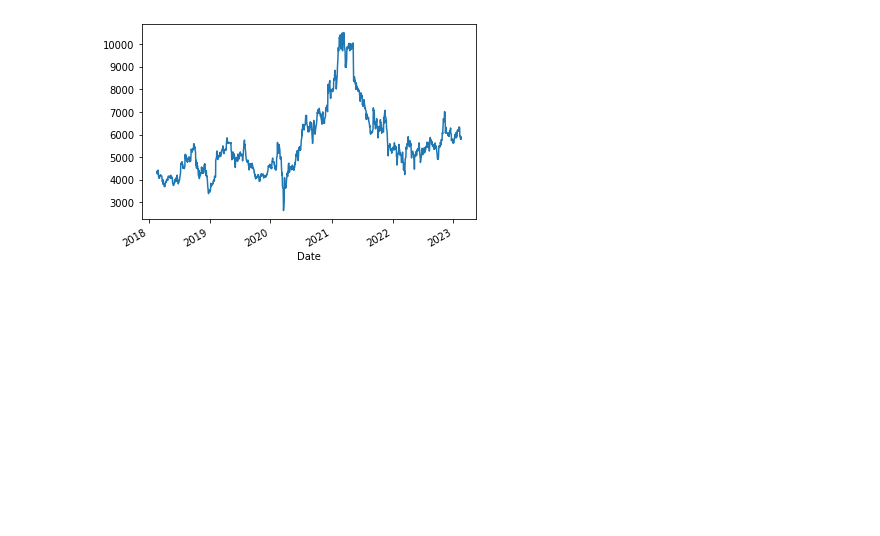
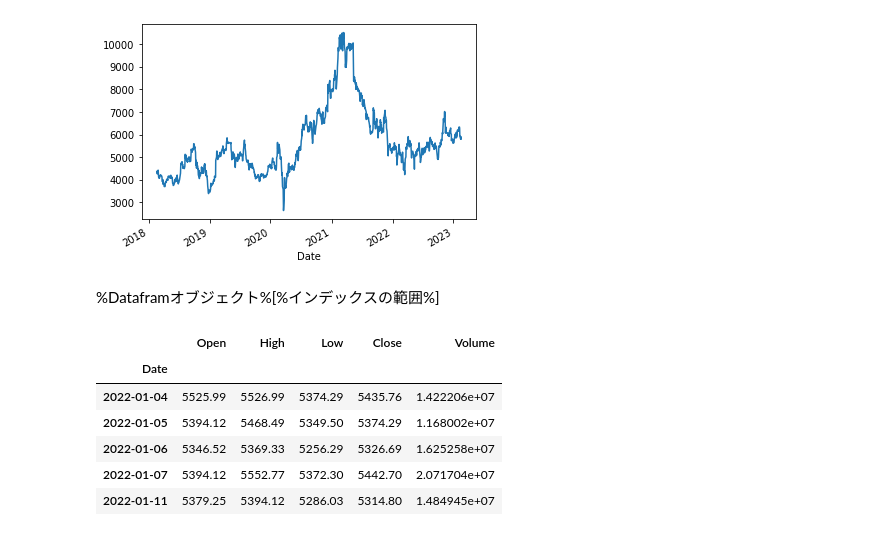
Before and after one commit to hirokimituya/book_stock-price-analysis, a Jupyter notebook: ch2.ipynb, the cells around one changed output. Saved outputs shown, nothing was run; the diff lists cells and outputs as text; code cells hidden in the pictures; blank space fills up the shorter version.

```diff
--- a/ch2.ipynb
+++ b/ch2.ipynb
@@ -77,3 +77,16 @@ df["Close"].plot()
 # %% [output]
 <matplotlib.axes._subplots.AxesSubplot at 0x...>
 [figure]
+# %% [markdown]
+%Dataframオブジェクト%[%インデックスの範囲%]
+# %%
+import datetime as dt
+df[df.index >= dt.datetime(2022, 1, 1)].head()
+# %% [output]
+|  | Open | High | Low | Close | Volume |
+| Date |  |  |  |  |  |
+| 2022-01-04 | 5525.99 | 5526.99 | 5374.29 | 5435.76 | 1.422206e+07 |
+| 2022-01-05 | 5394.12 | 5468.49 | 5349.50 | 5374.29 | 1.168002e+07 |
+| 2022-01-06 | 5346.52 | 5369.33 | 5256.29 | 5326.69 | 1.625258e+07 |
+| 2022-01-07 | 5394.12 | 5552.77 | 5372.30 | 5442.70 | 2.071704e+07 |
+| 2022-01-11 | 5379.25 | 5394.12 | 5286.03 | 5314.80 | 1.484945e+07 |
```
Also changed, not shown: parts of 4 cells of this notebook.
